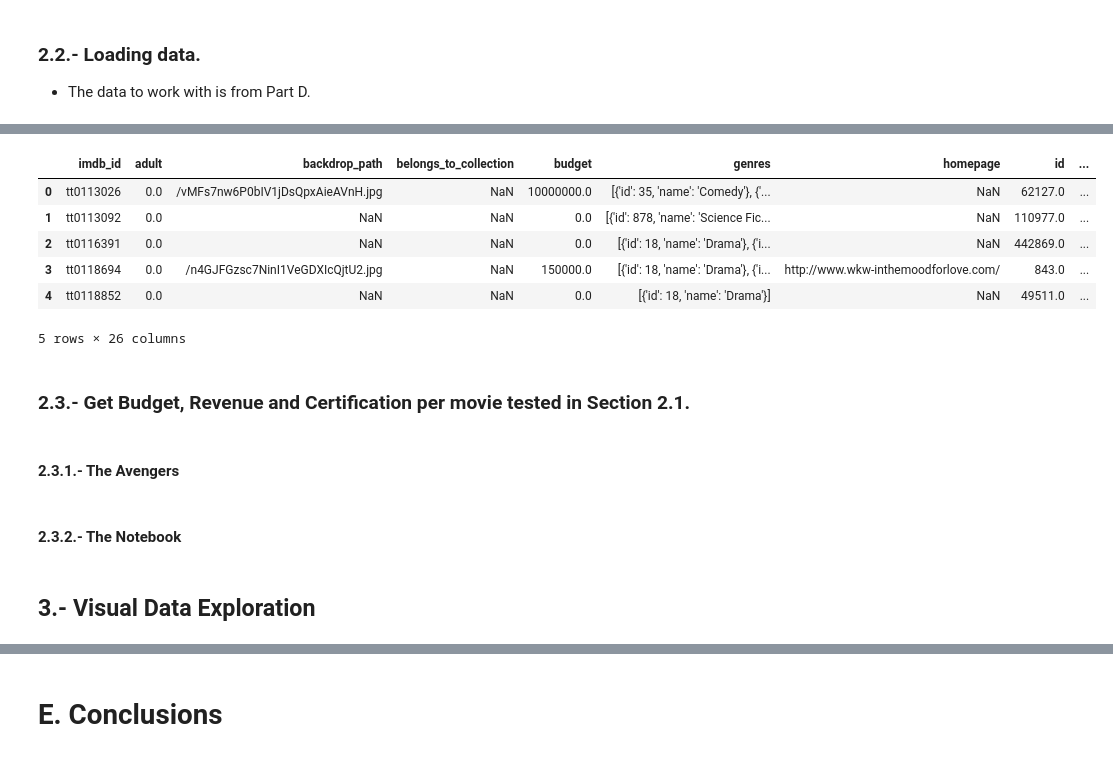
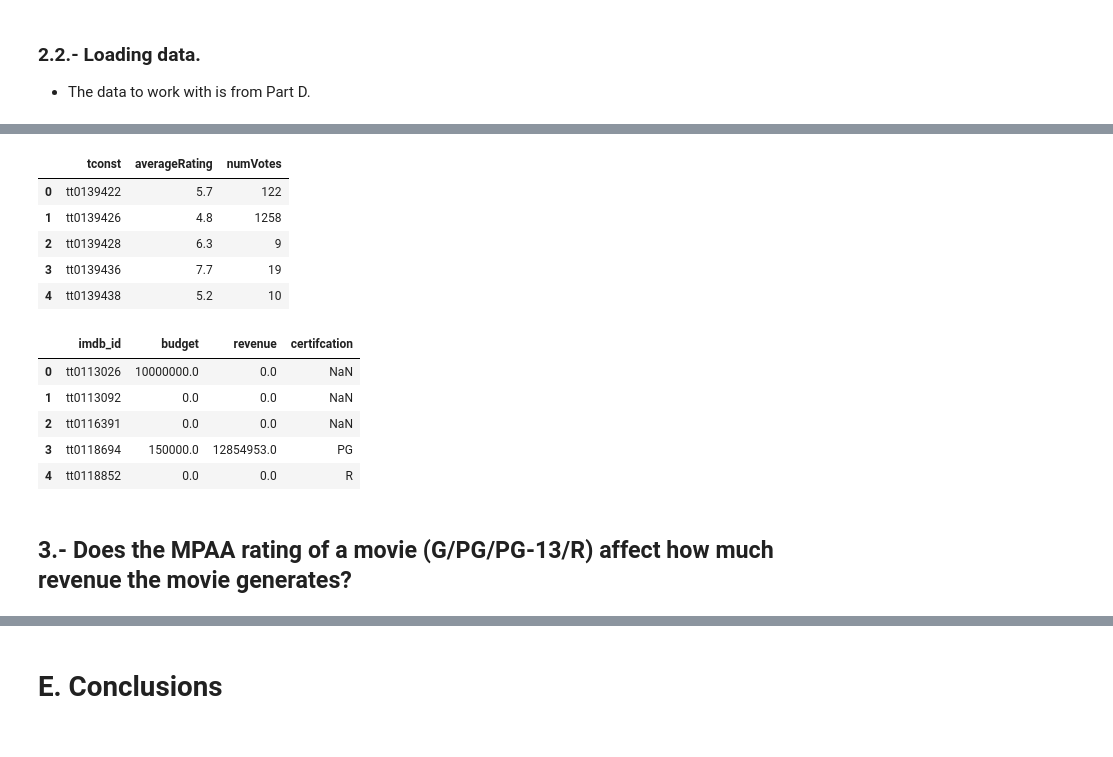
Before and after one commit to edleafvirtual/Project-3-IMDb-Successful-movie, a Jupyter notebook: Part E - A-B Testing.ipynb, the cells around one changed output, grey strips where cells are left out. Saved outputs shown, nothing was run; the diff lists cells and outputs as text; code cells hidden in the pictures.

Commit message:
Part E notebook created.

```diff
--- a/Part E - A-B Testing.ipynb
+++ b/Part E - A-B Testing.ipynb
@@ -51,21 +78,25 @@ title_basics_df = pd.read_csv('./D')
+# %%
+# Load title ratings.
+title_ratings_df = pd.read_csv('./Data/title_ratings.csv.gz')
+title_ratings_df.head(5)
+# %% [output]
+|  | tconst | averageRating | numVotes |
+| 0 | tt0139422 | 5.7 | 122 |
+| 1 | tt0139426 | 4.8 | 1258 |
+| 2 | tt0139428 | 6.3 | 9 |
+| 3 | tt0139436 | 7.7 | 19 |
+| 4 | tt0139438 | 5.2 | 10 |
 # %%
-# Load combine dataframe from Part D:
-df = pd.read_csv('./Data/tmdb_results_combined.csv.gz')
-#tmbd_data = tmbd_df[['imdb_id','budget', 'revenue','certifcation']]
-df.head(5)
+# Load tmbd table.
+tmbd_df = pd.read_csv('./Data/tmdb_results_combined.csv.gz')
+tmbd_df = tmbd_df[['imdb_id','budget', 'revenue','certifcation']]
+tmbd_df.head(5)
 # %% [output]
-|  | imdb_id | adult | backdrop_path | belongs_to_collection | budget | genres | homepage | id | ... |
-| 0 | tt0113026 | 0.0 | /vMFs7nw6P0bIV1jDsQpxAieAVnH.jpg | NaN | 10000000.0 | [{'id': 35, 'name': 'Comedy'}, {'... | NaN | 62127.0 | ... |
-| 1 | tt0113092 | 0.0 | NaN | NaN | 0.0 | [{'id': 878, 'name': 'Science Fic... | NaN | 110977.0 | ... |
-| 2 | tt0116391 | 0.0 | NaN | NaN | 0.0 | [{'id': 18, 'name': 'Drama'}, {'i... | NaN | 442869.0 | ... |
-| 3 | tt0118694 | 0.0 | /n4GJFGzsc7NinI1VeGDXIcQjtU2.jpg | NaN | 150000.0 | [{'id': 18, 'name': 'Drama'}, {'i... | http://www.wkw-inthemoodforlove.com/ | 843.0 | ... |
-| 4 | tt0118852 | 0.0 | NaN | NaN | 0.0 | [{'id': 18, 'name': 'Drama'}] | NaN | 49511.0 | ... |
+|  | imdb_id | budget | revenue | certifcation |
+| 0 | tt0113026 | 10000000.0 | 0.0 | NaN |
+| 1 | tt0113092 | 0.0 | 0.0 | NaN |
+| 2 | tt0116391 | 0.0 | 0.0 | NaN |
+| 3 | tt0118694 | 150000.0 | 12854953.0 | PG |
+| 4 | tt0118852 | 0.0 | 0.0 | R |
-5 rows × 26 columns
-# %% [markdown]
-### 2.3.- Get Budget, Revenue and Certification per movie tested in Section 2.1.
-# %% [markdown]
-#### 2.3.1.- The Avengers
-# %% [markdown]
-#### 2.3.2.- The Notebook
 # %% [markdown]
-## 3.- Visual Data Exploration
+## 3.- Does the MPAA rating of a movie (G/PG/PG-13/R) affect how much revenue the movie generates?
```
Also changed, not shown: parts of 26 cells of this notebook.
